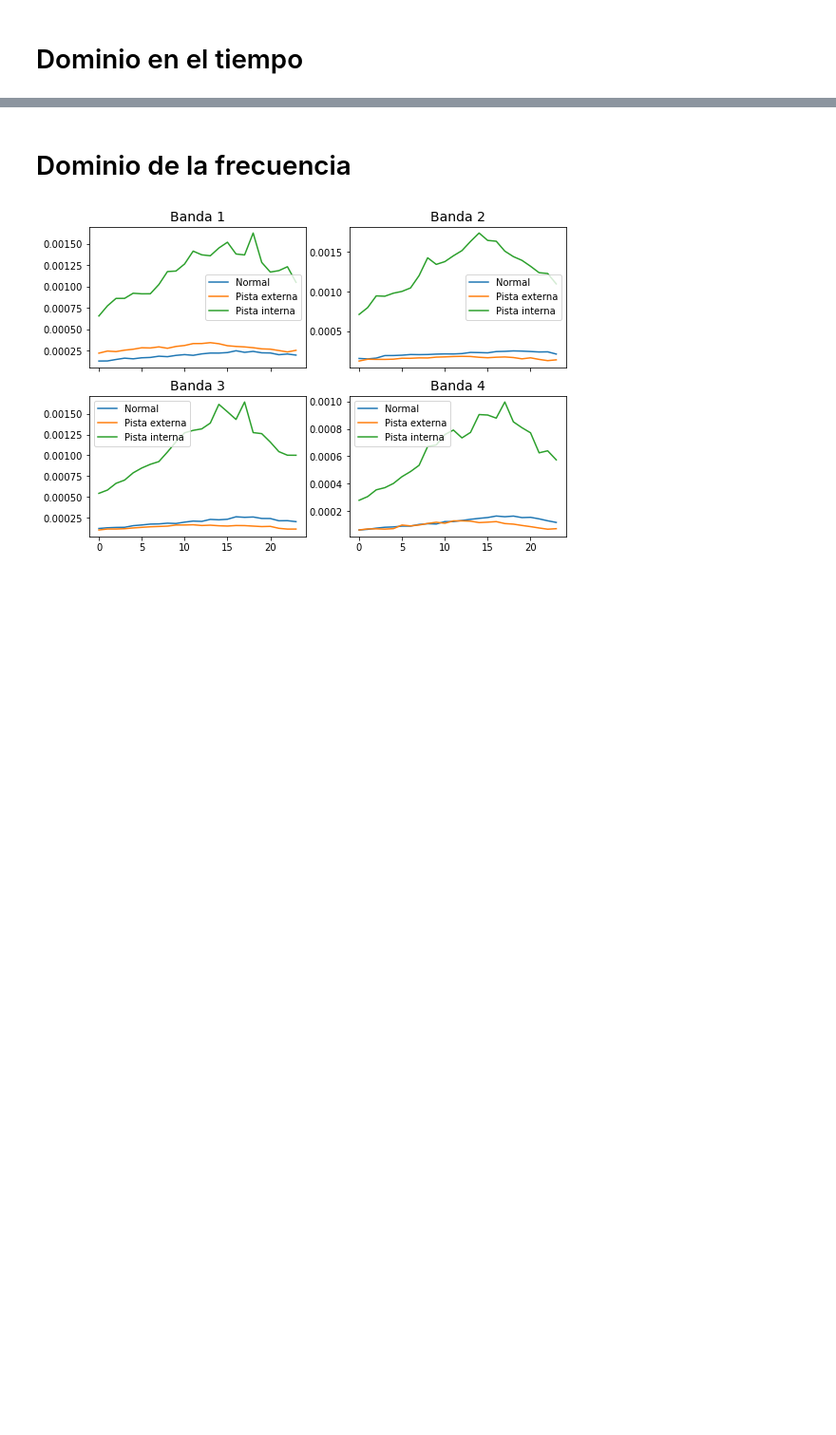
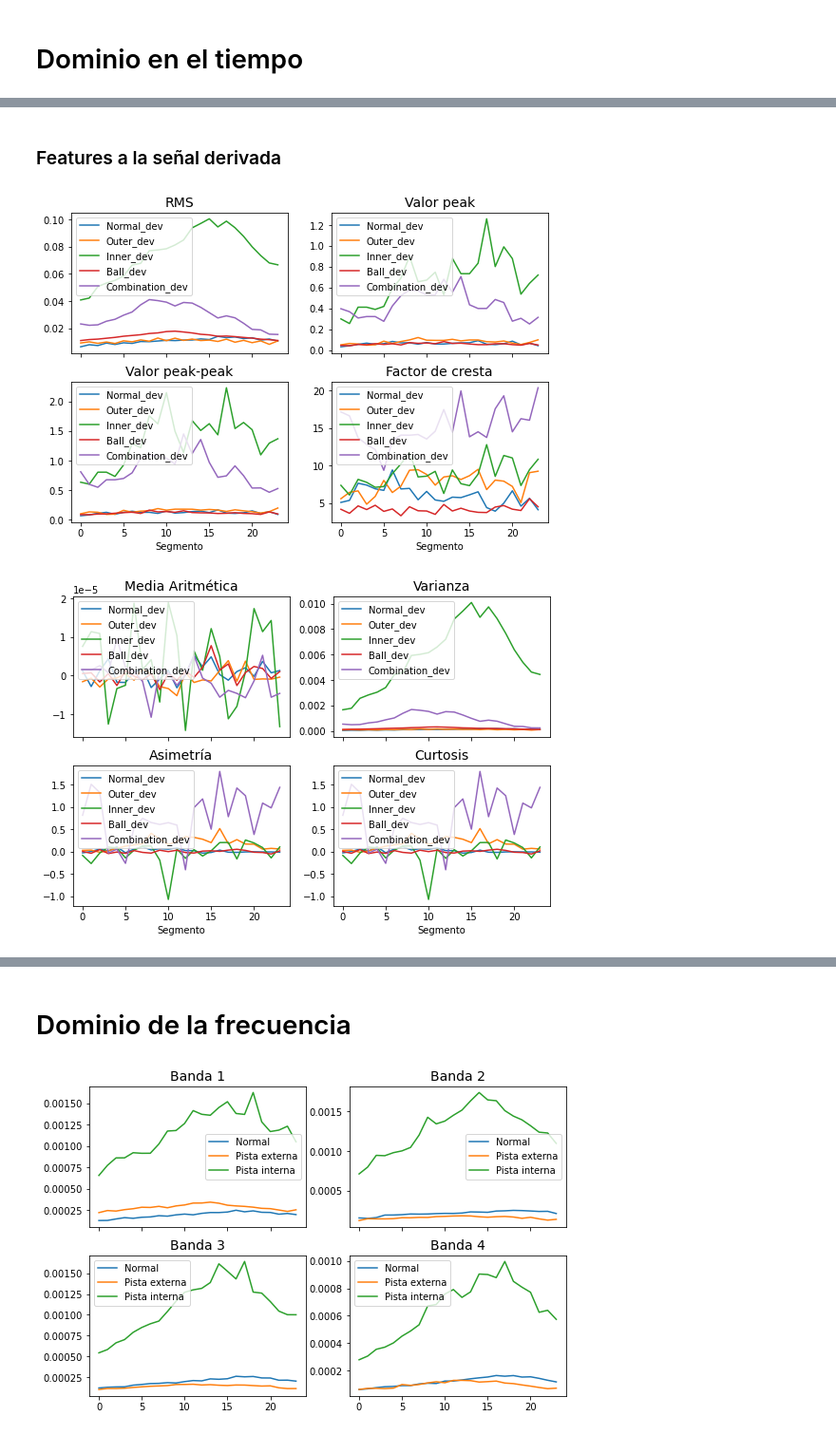
Before and after one commit to JLCdata/Procesamiento-de-se-ales-y-aprendizaje-de-maquinas-en-mantenimiento-predictivo, a Jupyter notebook: Tarea 2/T2.ipynb, the cells around one changed output, grey strips where cells are left out. Shown at 95% size. Drawn from its saved outputs; the diff is of its cells as text; code cells hidden in the pictures; blank space fills up the shorter version.

```diff
--- a/Tarea 2/T2.ipynb
+++ b/Tarea 2/T2.ipynb
@@ -180,0 +260,2 @@ plt.show()
+# %% [markdown]
+### Features a la señal derivada
@@ -180,0 +325,75 @@ plt.show()
+# %%
+#graficar datos
+f, ((ax1, ax2), (ax3, ax4)) = plt.subplots(2, 2, sharex='col',figsize=(9,6))
+ax1.plot(Pn_dev[:,0])
+ax1.plot(Po_dev[:,0])
+ax1.plot(Pi_dev[:,0])
+ax1.plot(Pb_dev[:,0])
+ax1.plot(Pc_dev[:,0])
+ax1.legend(['Normal_dev','Outer_dev','Inner_dev','Ball_dev','Combination_dev'])
+ax1.set_title('RMS', fontsize=14)
+
+ax2.plot(Pn_dev[:,1])
+ax2.plot(Po_dev[:,1])
+ax2.plot(Pi_dev[:,1])
+ax2.plot(Pb_dev[:,1])
+ax2.plot(Pc_dev[:,1])
+ax2.legend(['Normal_dev','Outer_dev','Inner_dev','Ball_dev','Combination_dev'])
+ax2.set_title('Valor peak', fontsize=14)
+
+ax3.plot(Pn_dev[:,2])
+ax3.plot(Po_dev[:,2])
+ax3.plot(Pi_dev[:,2])
+ax3.plot(Pb_dev[:,2])
+ax3.plot(Pc_dev[:,2])
+ax3.legend(['Normal_dev','Outer_dev','Inner_dev','Ball_dev','Combination_dev'])
+ax3.set(xlabel='Segmento')
+ax3.set_title('Valor peak-peak', fontsize=14)
+
+ax4.plot(Pn_dev[:,3])
+ax4.plot(Po_dev[:,3])
+ax4.plot(Pi_dev[:,3])
+ax4.plot(Pb_dev[:,3])
+ax4.plot(Pc_dev[:,3])
+ax4.legend(['Normal_dev','Outer_dev','Inner_dev','Ball_dev','Combination_dev'])
+ax4.set(xlabel='Segmento')
+ax4.set_title('Factor de cresta', fontsize=14)
+
+f, ((ax5, ax6), (ax7, ax8)) = plt.subplots(2, 2, sharex='col',figsize=(9,6))
+ax5.plot(Pn_dev[:,4])
+ax5.plot(Po_dev[:,4])
+ax5.plot(Pi_dev[:,4])
+ax5.plot(Pb_dev[:,4])
+ax5.plot(Pc_dev[:,4])
+ax5.legend(['Normal_dev','Outer_dev','Inner_dev','Ball_dev','Combination_dev'])
+ax5.set_title('Media Aritmética', fontsize=14)
+
+ax6.plot(Pn_dev[:,5])
+ax6.plot(Po_dev[:,5])
+ax6.plot(Pi_dev[:,5])
+ax6.plot(Pb_dev[:,5])
+ax6.plot(Pc_dev[:,5])
+ax6.legend(['Normal_dev','Outer_dev','Inner_dev','Ball_dev','Combination_dev'])
+ax6.set_title('Varianza', fontsize=14)
+
+ax7.plot(Pn_dev[:,6])
+ax7.plot(Po_dev[:,6])
+ax7.plot(Pi_dev[:,6])
+ax7.plot(Pb_dev[:,6])
+ax7.plot(Pc_dev[:,6])
+ax7.legend(['Normal_dev','Outer_dev','Inner_dev','Ball_dev','Combination_dev'])
+ax7.set(xlabel='Segmento')
+ax7.set_title('Asimetría', fontsize=14)
+
+ax8.plot(Pn_dev[:,6])
+ax8.plot(Po_dev[:,6])
+ax8.plot(Pi_dev[:,6])
+ax8.plot(Pb_dev[:,6])
+ax8.plot(Pc_dev[:,6])
+ax8.legend(['Normal_dev','Outer_dev','Inner_dev','Ball_dev','Combination_dev'])
+ax8.set(xlabel='Segmento')
+ax8.set_title('Curtosis', fontsize=14)
+plt.show()
+# %% [output]
+[figure, added]
+[figure, added]
```
Also changed, not shown: parts of 19 cells of this notebook.
